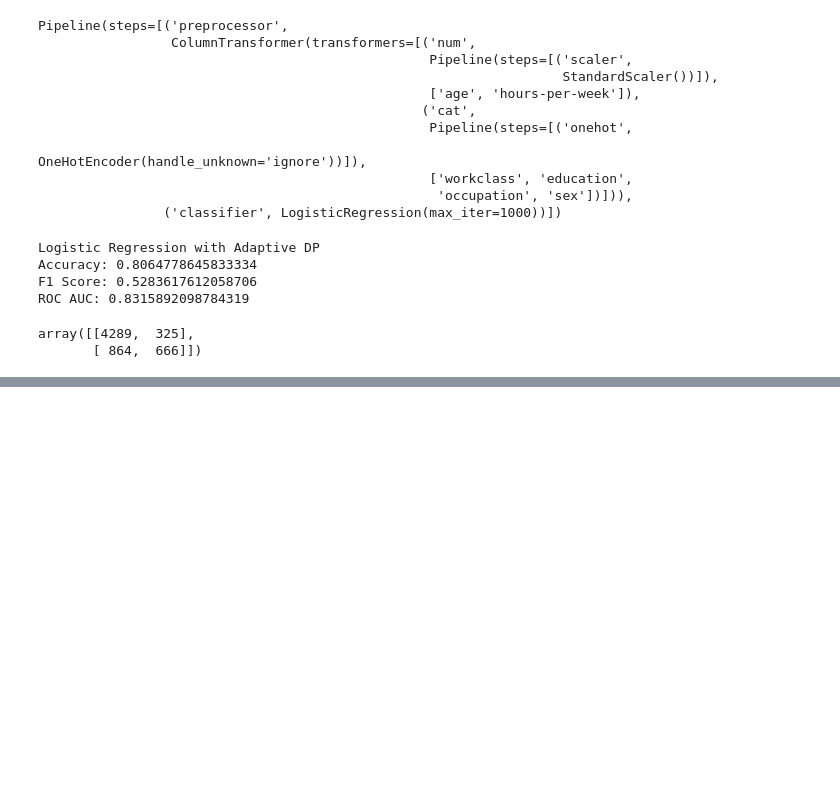
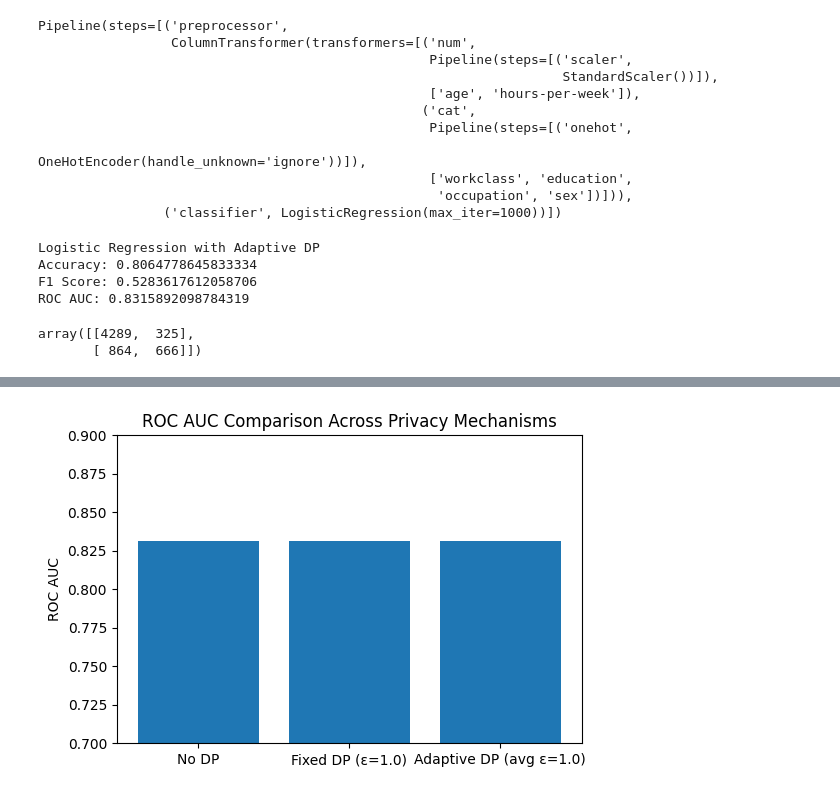
Before and after one commit to shatakshi-tech/adaptive-dp-data-science, a Jupyter notebook: notebook/Adaptive_Differential_Privacy_for_Data_Science.ipynb, the cells around one changed output, grey strips where cells are left out. Saved outputs shown, nothing was run; the diff lists cells and outputs as text; code cells hidden in the pictures; blank space fills up the shorter version.

```diff
--- a/notebook/Adaptive_Differential_Privacy_for_Data_Science.ipynb
+++ b/notebook/Adaptive_Differential_Privacy_for_Data_Science.ipynb
@@ -637,0 +686,10 @@ array([[4289,  325],
+# %%
+plt.figure(figsize=(6,4))
+plt.bar(results_df["Method"], results_df["ROC AUC"])
+plt.ylabel("ROC AUC")
+plt.title("ROC AUC Comparison Across Privacy Mechanisms")
+plt.ylim(0.7, 0.9)
+plt.savefig("ROC AUC Comparison Across Privacy Mechanisms.png")
+plt.show()
+# %% [output]
+[figure, added]
```
Also changed, not shown: parts of 8 cells of this notebook, 1 other file.
